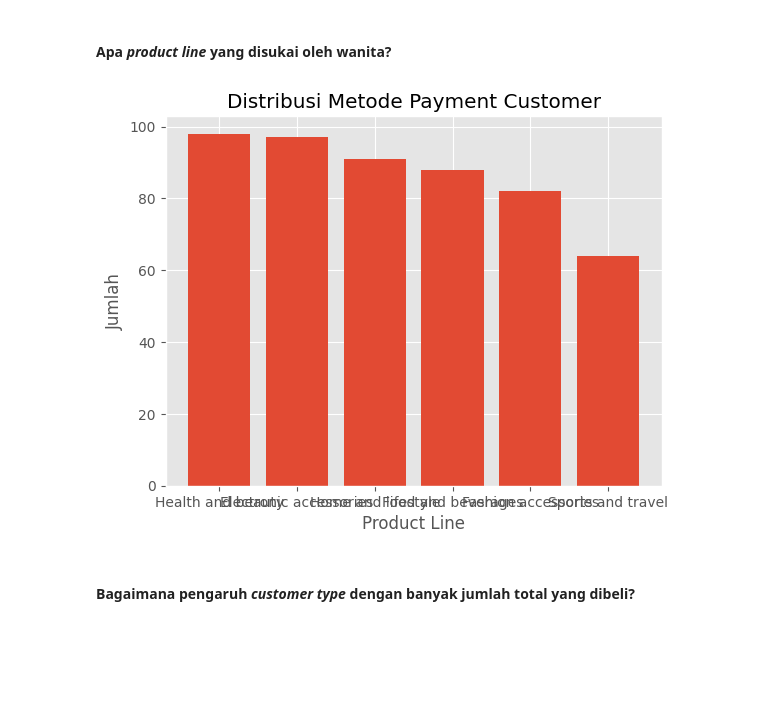
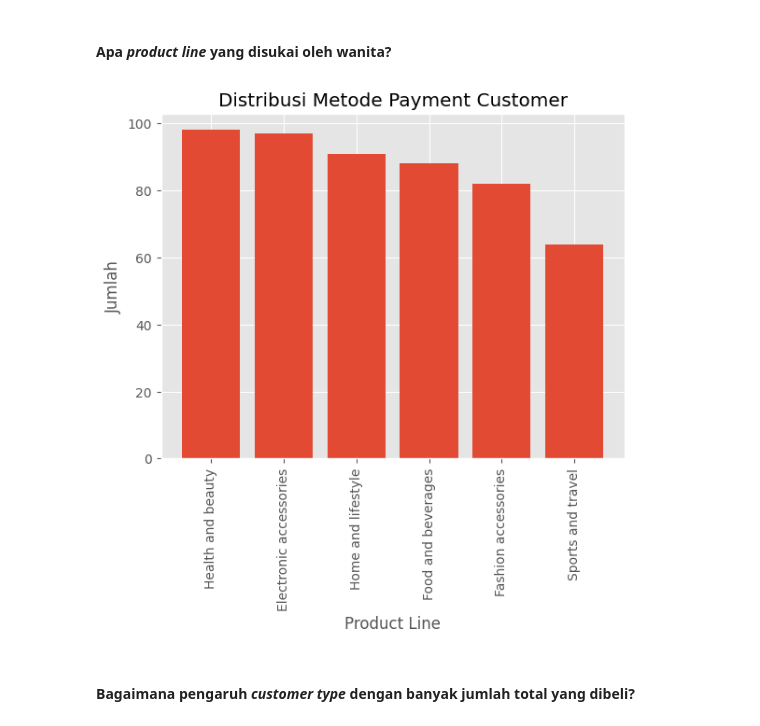
Before and after one commit to SulthanAbiyyu/mini-bootcamp-bcc-2023, a Jupyter notebook: day1.ipynb, the cells around one changed output. Saved outputs shown, nothing was run; the diff lists cells and outputs as text; code cells hidden in the pictures; blank space fills up the shorter version.

```diff
--- a/day1.ipynb
+++ b/day1.ipynb
@@ -685,19 +685,21 @@ Analisis bivariate melibatkan **dua** variabel dalam data untuk memahami distrib
 # %% [markdown]
 #### Apa **_product line_** yang disukai oleh **wanita**?
 # %%
+
 filter_female = data['Gender'] == 'Female'
 filtered_data = data.loc[filter_female, ['Product line']]
 
 x = filtered_data['Product line'].unique()
 y = filtered_data['Product line'].value_counts()
 
 plt.bar(x, y)
 plt.xlabel("Product Line")
 plt.ylabel("Jumlah")
 plt.title("Distribusi Metode Payment Customer")
+plt.xticks(rotation=90)
 plt.show()
 # %% [output]
-[figure, old version]
+[figure, new version]
 # %% [markdown]
 #### Bagaimana pengaruh **_customer type_** dengan banyak **jumlah total** yang dibeli?
 # %%
```
Also changed, not shown: parts of 1 cell of this notebook.
